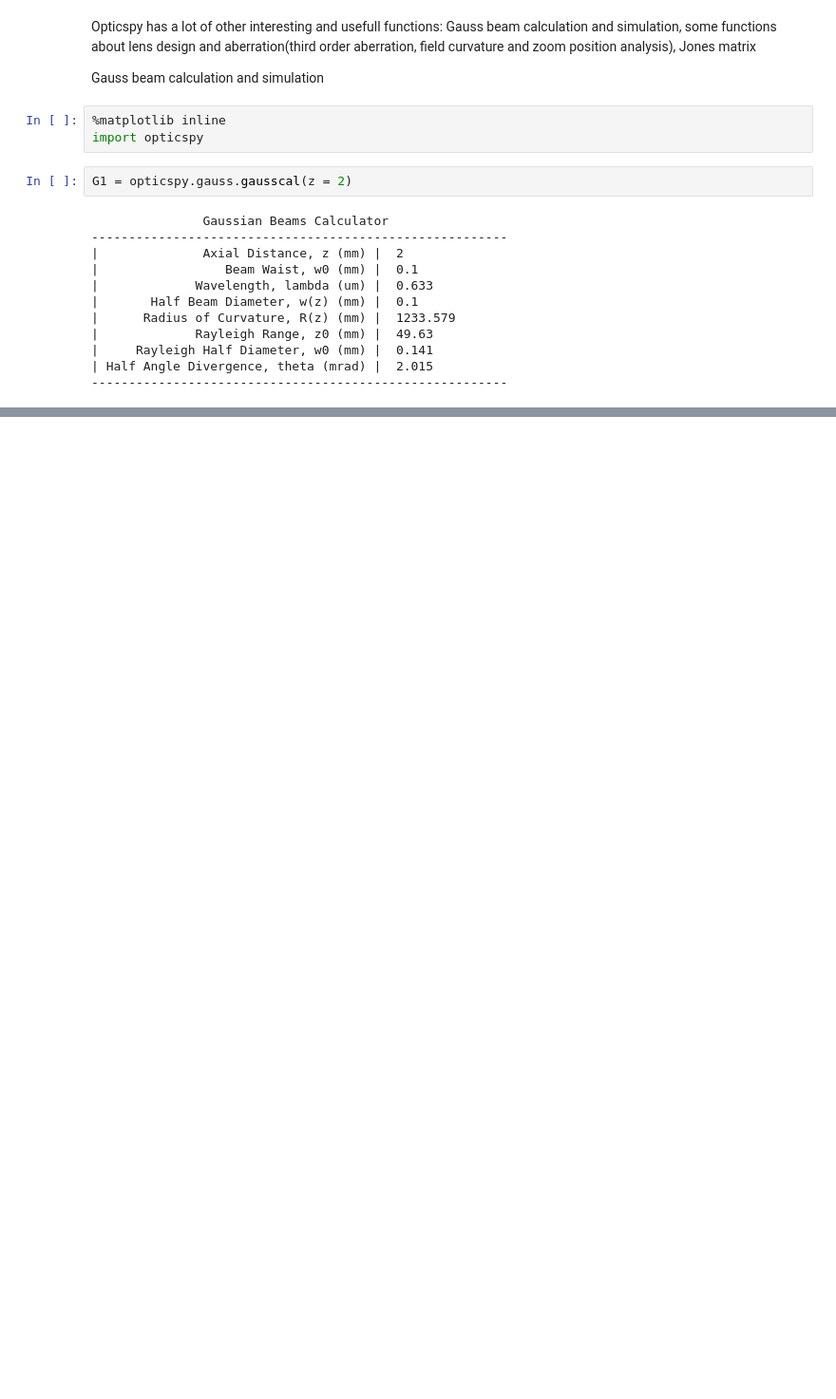
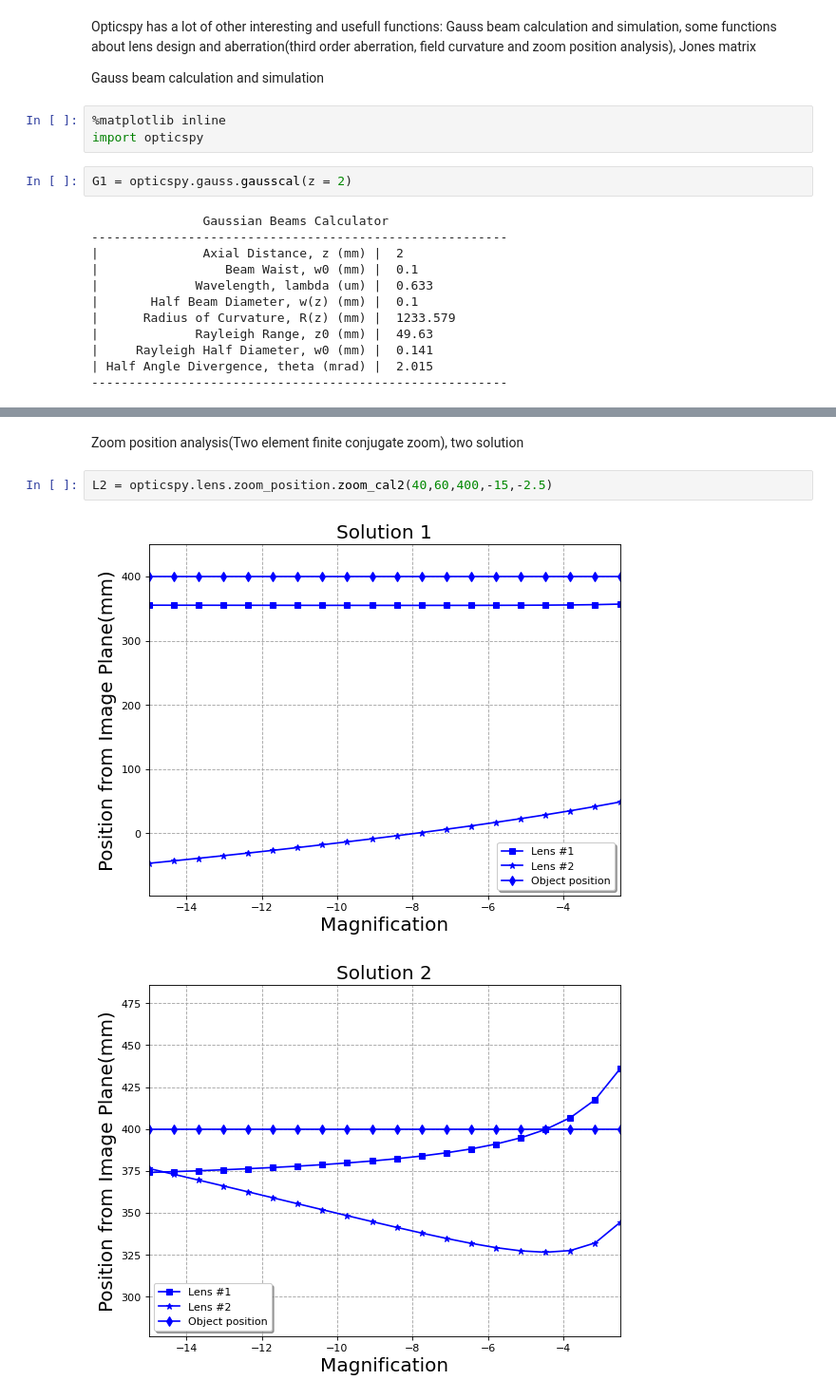
Before and after one commit to jwgu/opticspy, a Jupyter notebook: notebooks/other_functions.ipynb, the cells around one changed output, grey strips where cells are left out. Shown at 95% size. Cells and saved outputs as stored; diff of their text form; blank space fills up the shorter version.

```diff
--- a/notebooks/other_functions.ipynb
+++ b/notebooks/other_functions.ipynb
@@ -33,0 +45,7 @@ AttributeError: module 'matplotlib.cbook' has no attribute '_string_to_bool'
+# %% [markdown]
+Zoom position analysis(Two element finite conjugate zoom), two solution
+# %%
+L2 = opticspy.lens.zoom_position.zoom_cal2(40,60,400,-15,-2.5)
+# %% [output]
+[figure, added]
+[figure, added]
```
Also changed, not shown: parts of 20 cells of this notebook, 9 other files.
